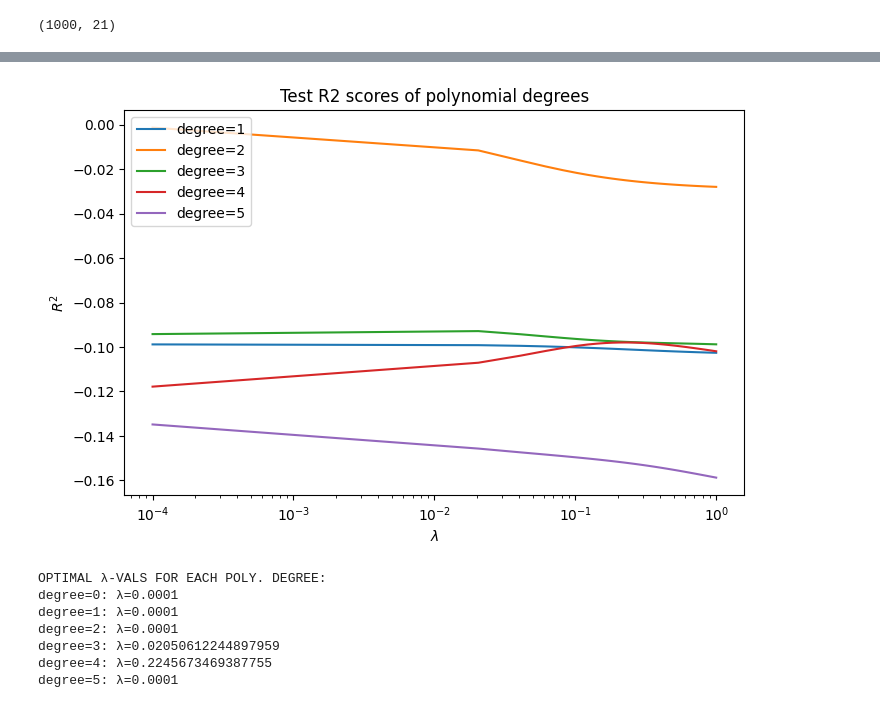
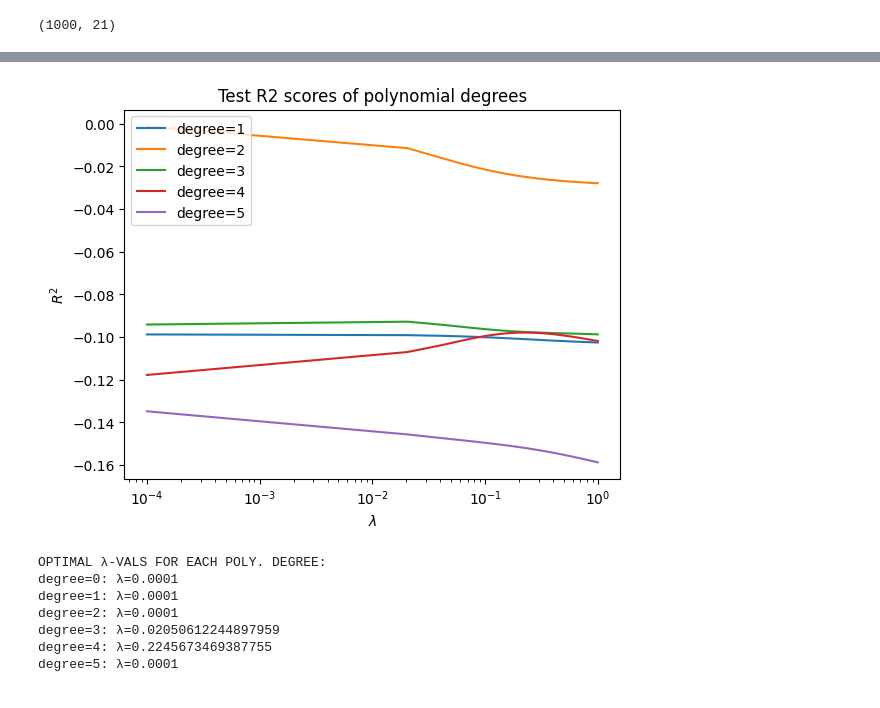
Before and after one commit to LassePladsen/FYS-STK3155-projects, a Jupyter notebook: project1/source_code/part_b_franke_ridge.ipynb, the cells around one changed output, grey strips where cells are left out. Cells and saved outputs as stored; diff of their text form; code cells hidden in the pictures.

```diff
--- a/project1/source_code/part_b_franke_ridge.ipynb
+++ b/project1/source_code/part_b_franke_ridge.ipynb
@@ -183,16 +183,16 @@ plt.savefig(FIGURES_DIR / "part_b_MSE.png")
 # %%
 # Plot test R2's in same figure
-plt.figure(figsize=figsize)
+# plt.figure(figsize=figsize)
 plt.title("Test R2 scores of polynomial degrees")
 for degree in degrees[1:]:
     plt.plot(lmbda_vals, r2_test_arr[degree], label=f"{degree=}")
     plt.legend()
     plt.xlabel(r"$\lambda$")
     plt.ylabel("$R^2$")
     plt.xscale("log")
 plt.savefig(FIGURES_DIR / "part_b_R2.png")
 # %% [output]
-[figure, old version]
+[figure, new version]
 # %%
 # Print lambda with lowest MSE for each degree
 print("OPTIMAL λ-VALS FOR EACH POLY. DEGREE:")
```
Also changed, not shown: parts of 3 cells of this notebook, 2 other files.
